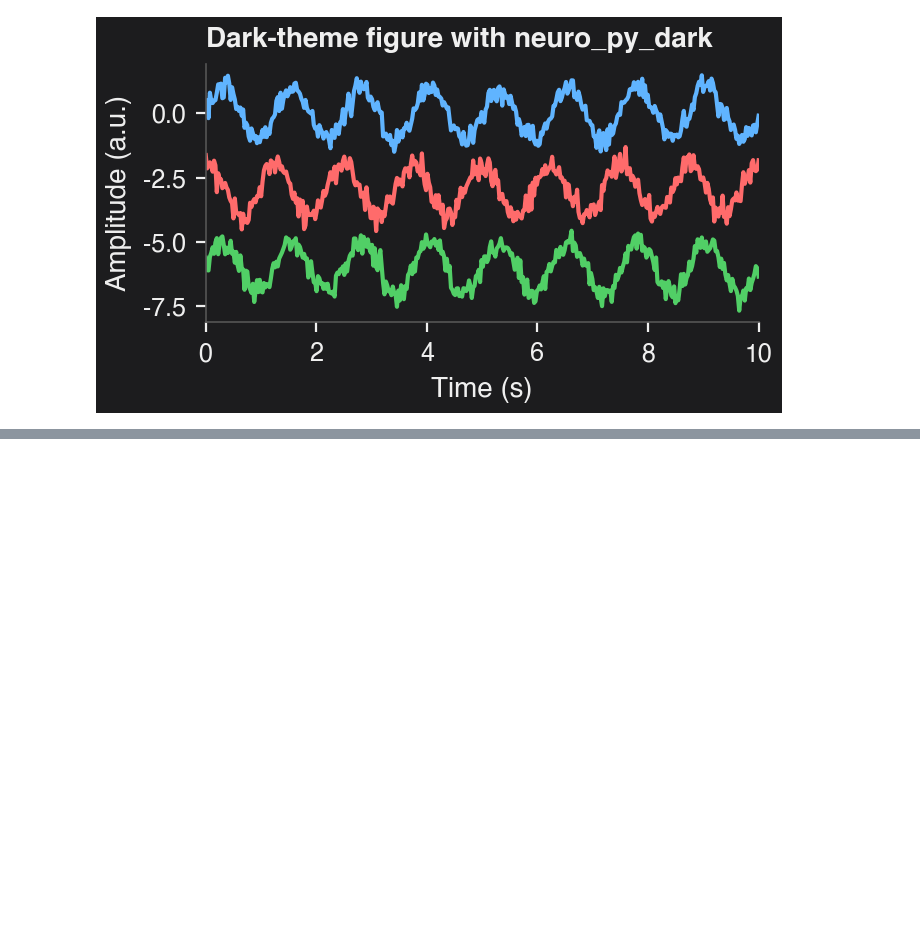
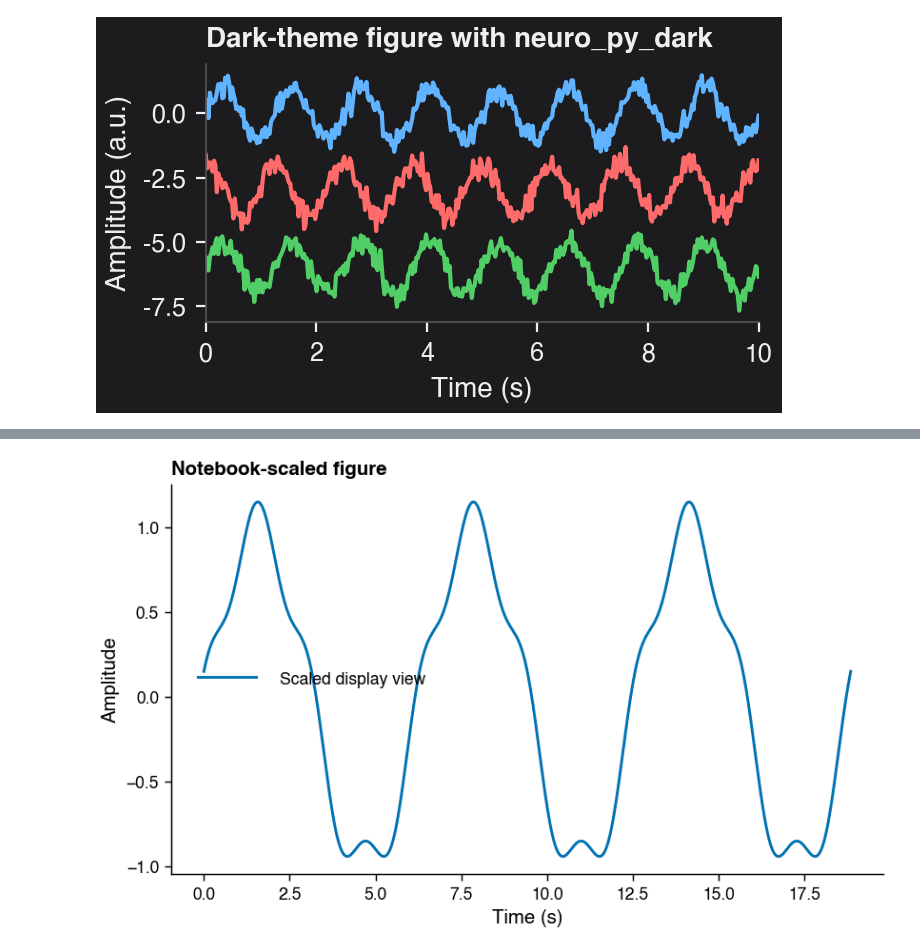
Before and after one commit to ryanharvey1/neuro_py, a Jupyter notebook: tutorials/plotting_tutorial.ipynb, the cells around one changed output, grey strips where cells are left out. Drawn from its saved outputs; the diff is of its cells as text; code cells hidden in the pictures; blank space fills up the shorter version.

Commit message:
Add notebook figure scaling helpers

```diff
--- a/tutorials/plotting_tutorial.ipynb
+++ b/tutorials/plotting_tutorial.ipynb
@@ -382,3 +395,27 @@ plt.show()
+# %%
+set_plotting_defaults("nature")
+
+scale = 1.75
+figsize = scale_figsize(
+    set_size("paper", fraction=0.5, subplots=(1, 1)),
+    scale,
+)
+
+x = np.linspace(0, 6 * np.pi, 500)
+y = np.sin(x) + 0.15 * np.cos(4 * x)
+
+with figure_scale(scale):
+    fig, ax = plt.subplots(figsize=figsize, dpi=120)
+    ax.plot(x, y, label="Scaled display view")
+    ax.set_xlabel("Time (s)")
+    ax.set_ylabel("Amplitude")
+    ax.set_title("Notebook-scaled figure", loc="left", fontweight="bold")
+    ax.legend(frameon=False)
+    fig.tight_layout()
+
+plt.show()
+# %% [output]
+[figure, added]
 # %% [markdown]
 ---
 ## Quick Recipe Card
```
Also changed, not shown: parts of 4 cells of this notebook, 3 other files.
